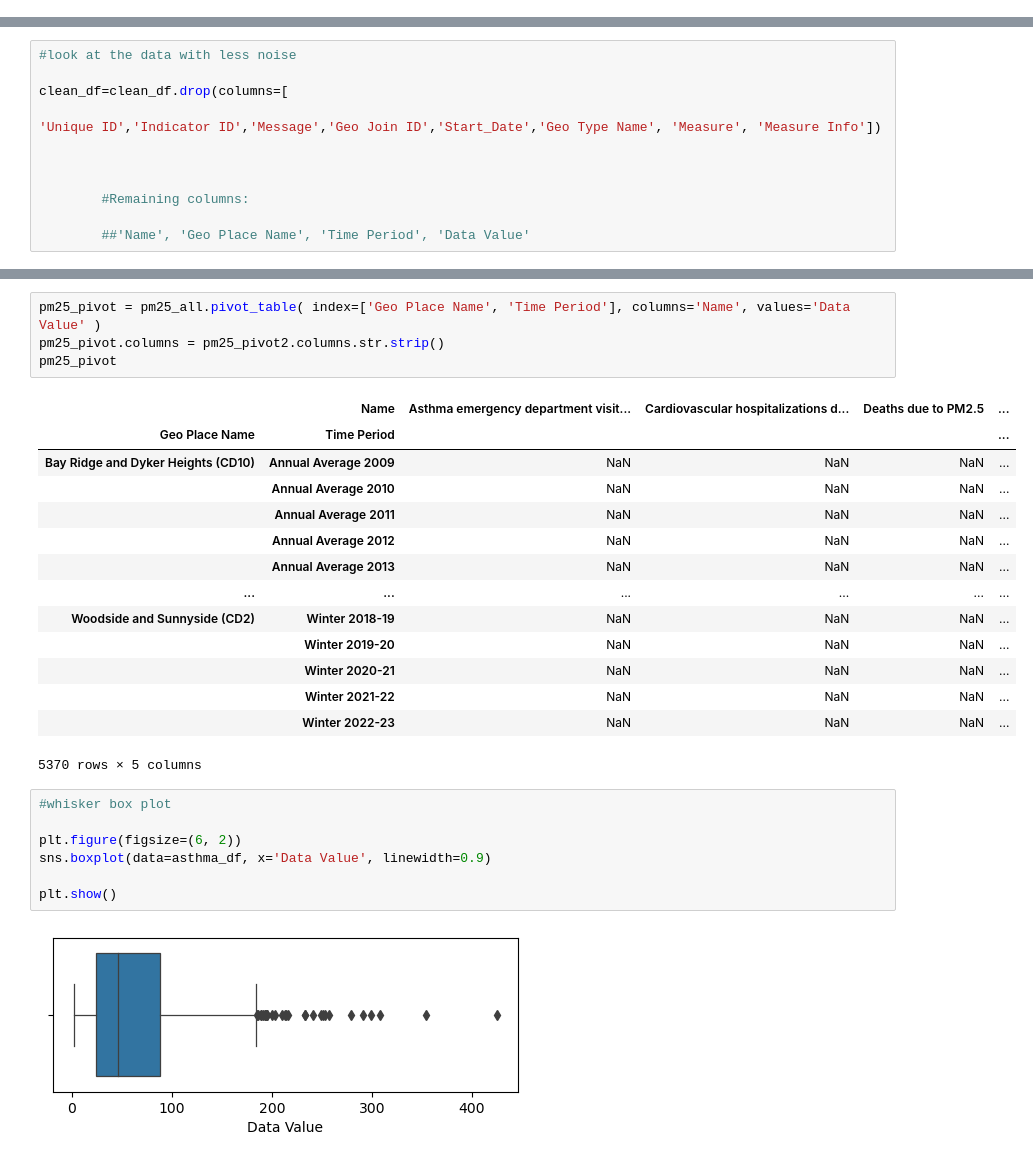
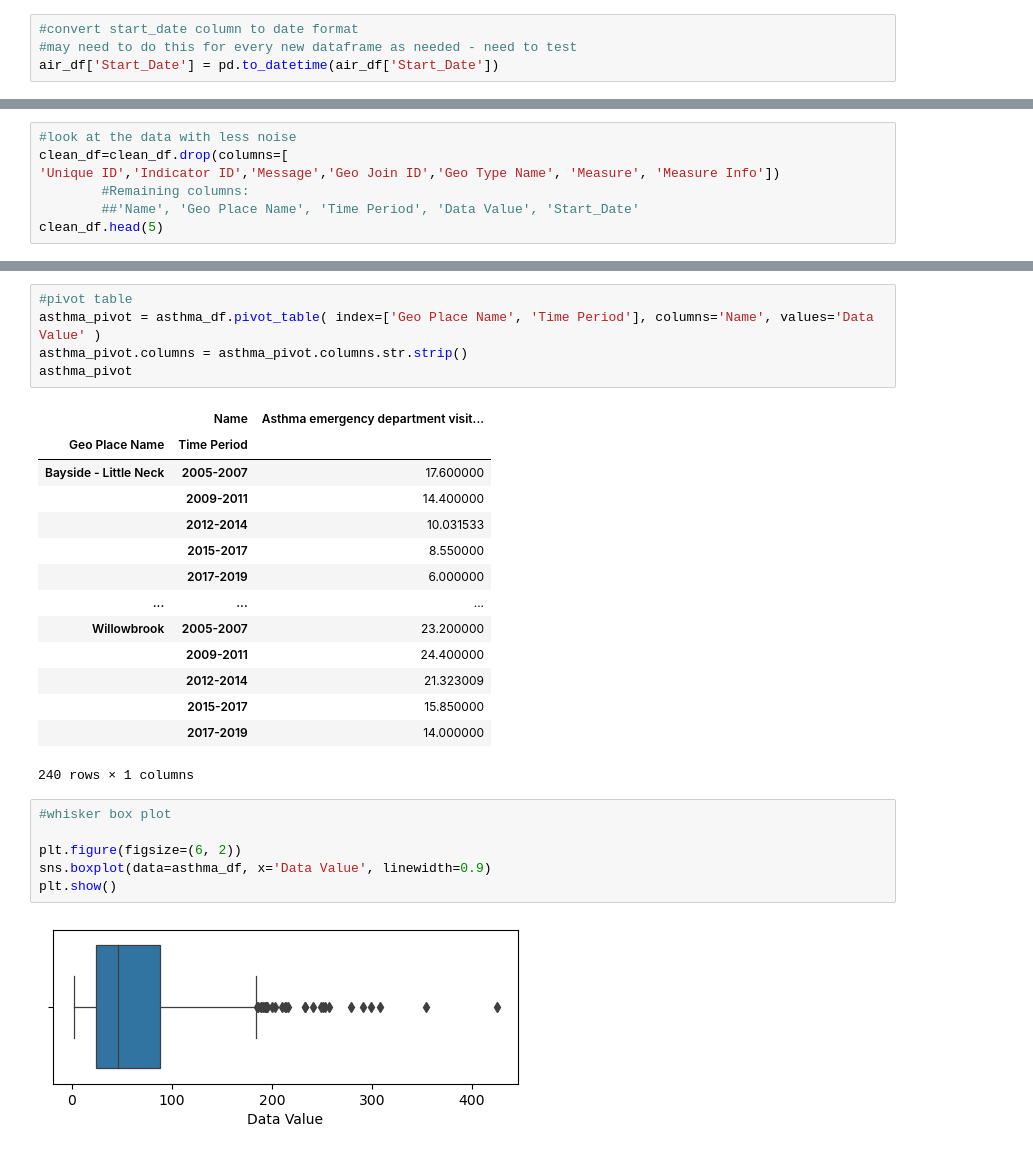
Before and after one commit to kathrynepenrod/Health-Air-Quality-Correlation-Analysis, a Jupyter notebook: final project.ipynb, the cells around one changed output, grey strips where cells are left out. Drawn from its saved outputs; the diff is of its cells as text.

```diff
--- a/final project.ipynb
+++ b/final project.ipynb
@@ -87,5 +56,9 @@ air_df['Data Value'].apply(float)
 18860    23.68
 18861    23.77
 Name: Data Value, Length: 18862, dtype: float64
+# %%
+#convert start_date column to date format
+#may need to do this for every new dataframe as needed - need to test
+air_df['Start_Date'] = pd.to_datetime(air_df['Start_Date'])
 # %%
 #look for invalid values
@@ -136,14 +104,9 @@ Message           16302
 dtype: int64
 # %%
 #look at the data with less noise
-
 clean_df=clean_df.drop(columns=[
-
-'Unique ID','Indicator ID','Message','Geo Join ID','Start_Date','Geo Type Name', 'Measure', 'Measure Info'])
-
-
-
+'Unique ID','Indicator ID','Message','Geo Join ID','Geo Type Name', 'Measure', 'Measure Info'])
         #Remaining columns:
-
-        ##'Name', 'Geo Place Name', 'Time Period', 'Data Value'
+        ##'Name', 'Geo Place Name', 'Time Period', 'Data Value', 'Start_Date'
+clean_df.head(5)
 # %% [output]
@@ -302,30 +208,30 @@ plt.show()
 # %% [output]
 [figure]
 # %%
-pm25_pivot = pm25_all.pivot_table( index=['Geo Place Name', 'Time Period'], columns='Name', values='Data Value' )
-pm25_pivot.columns = pm25_pivot2.columns.str.strip()
-pm25_pivot
+#pivot table
+asthma_pivot = asthma_df.pivot_table( index=['Geo Place Name', 'Time Period'], columns='Name', values='Data Value' )
+asthma_pivot.columns = asthma_pivot.columns.str.strip()
+asthma_pivot
 # %% [output]
-|  | Name | Asthma emergency department visit... | Cardiovascular hospitalizations d... | Deaths due to PM2.5 | ... |
-| Geo Place Name | Time Period |  |  |  | ... |
-| Bay Ridge and Dyker Heights (CD10) | Annual Average 2009 | NaN | NaN | NaN | ... |
-|  | Annual Average 2010 | NaN | NaN | NaN | ... |
-|  | Annual Average 2011 | NaN | NaN | NaN | ... |
-|  | Annual Average 2012 | NaN | NaN | NaN | ... |
-|  | Annual Average 2013 | NaN | NaN | NaN | ... |
-| ... | ... | ... | ... | ... | ... |
-| Woodside and Sunnyside (CD2) | Winter 2018-19 | NaN | NaN | NaN | ... |
-|  | Winter 2019-20 | NaN | NaN | NaN | ... |
-|  | Winter 2020-21 | NaN | NaN | NaN | ... |
-|  | Winter 2021-22 | NaN | NaN | NaN | ... |
-|  | Winter 2022-23 | NaN | NaN | NaN | ... |
+|  | Name | Asthma emergency department visit... |
+| Geo Place Name | Time Period |  |
+| Bayside - Little Neck | 2005-2007 | 17.600000 |
+|  | 2009-2011 | 14.400000 |
+|  | 2012-2014 | 10.031533 |
+|  | 2015-2017 | 8.550000 |
+|  | 2017-2019 | 6.000000 |
+| ... | ... | ... |
+| Willowbrook | 2005-2007 | 23.200000 |
+|  | 2009-2011 | 24.400000 |
+|  | 2012-2014 | 21.323009 |
+|  | 2015-2017 | 15.850000 |
+|  | 2017-2019 | 14.000000 |
-5370 rows × 5 columns
+240 rows × 1 columns
 # %%
 #whisker box plot
 
 plt.figure(figsize=(6, 2))
 sns.boxplot(data=asthma_df, x='Data Value', linewidth=0.9)
-
 plt.show()
 # %% [output]
 [figure]
```
Also changed, not shown: parts of 28 cells of this notebook.
